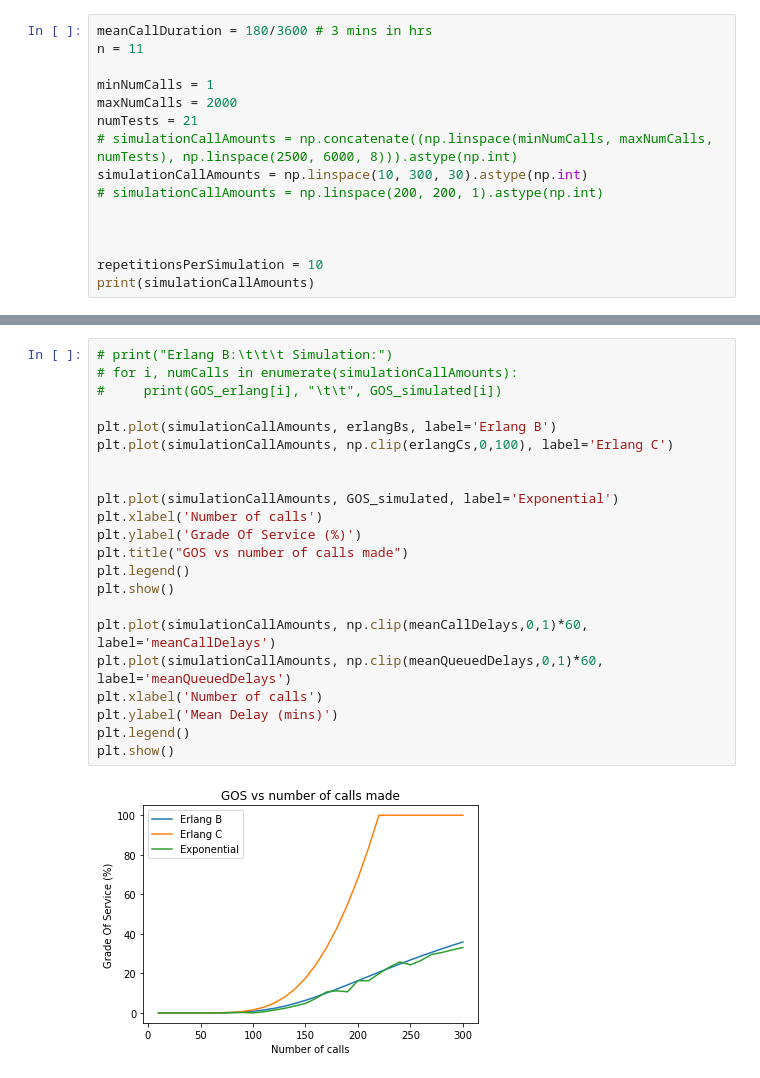
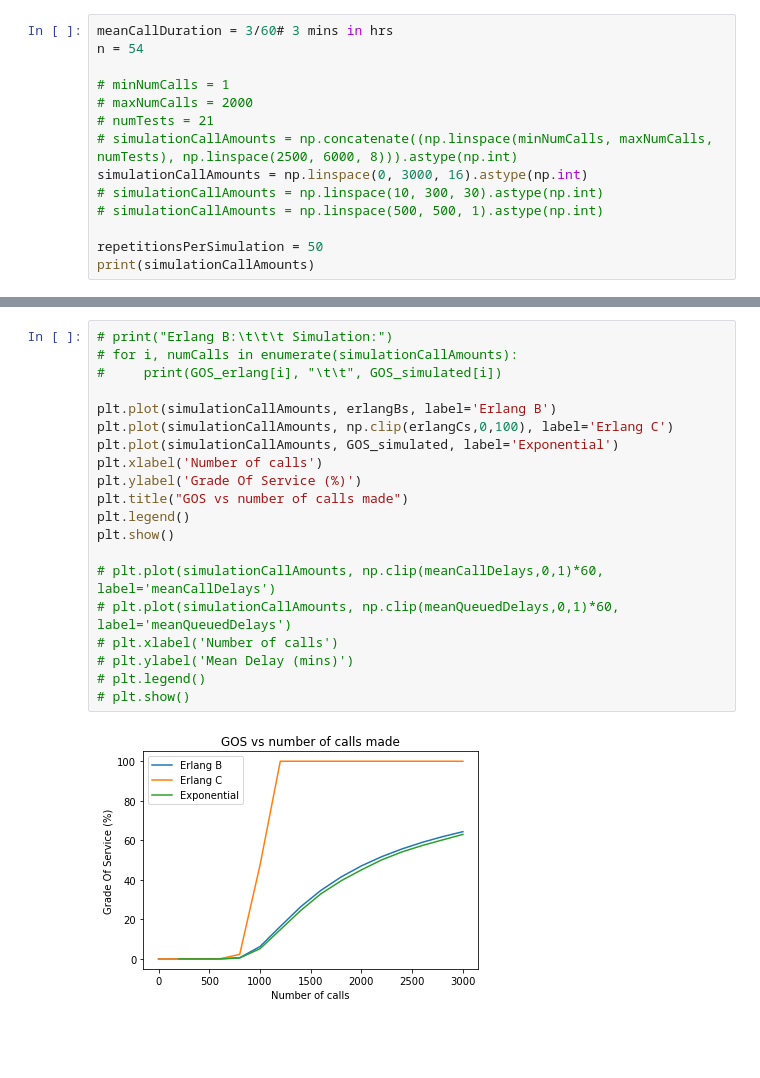
Before and after one commit to Paul-Kielty/Erlang_accuracy_MonteCarlo_simulations, a Jupyter notebook: erlang_b.ipynb, the cells around one changed output, grey strips where cells are left out. Drawn from its saved outputs; the diff is of its cells as text; blank space fills up the shorter version.

```diff
--- a/erlang_b.ipynb
+++ b/erlang_b.ipynb
@@ -69,16 +94,15 @@ def trafficSimulation(numChannels, numCalls, meanCallDuration, requeue=False):
 # %%
-meanCallDuration = 180/3600 # 3 mins in hrs
-n = 11
+meanCallDuration = 3/60# 3 mins in hrs
+n = 54
 
-minNumCalls = 1
-maxNumCalls = 2000
-numTests = 21
+# minNumCalls = 1
+# maxNumCalls = 2000
+# numTests = 21
 # simulationCallAmounts = np.concatenate((np.linspace(minNumCalls, maxNumCalls, numTests), np.linspace(2500, 6000, 8))).astype(np.int)
-simulationCallAmounts = np.linspace(10, 300, 30).astype(np.int)
-# simulationCallAmounts = np.linspace(200, 200, 1).astype(np.int)
+simulationCallAmounts = np.linspace(0, 3000, 16).astype(np.int)
+# simulationCallAmounts = np.linspace(10, 300, 30).astype(np.int)
+# simulationCallAmounts = np.linspace(500, 500, 1).astype(np.int)
 
-
-
-repetitionsPerSimulation = 10
+repetitionsPerSimulation = 50
 print(simulationCallAmounts)
 # %% [output]
@@ -133,24 +157,22 @@ for i, numCalls in enumerate(simulationCallAmounts):
 # %%
 # print("Erlang B:\t\t\t Simulation:")
 # for i, numCalls in enumerate(simulationCallAmounts):
 #     print(GOS_erlang[i], "\t\t", GOS_simulated[i])
 
 plt.plot(simulationCallAmounts, erlangBs, label='Erlang B')
 plt.plot(simulationCallAmounts, np.clip(erlangCs,0,100), label='Erlang C')
-
-
 plt.plot(simulationCallAmounts, GOS_simulated, label='Exponential')
 plt.xlabel('Number of calls')
 plt.ylabel('Grade Of Service (%)')
 plt.title("GOS vs number of calls made")
 plt.legend()
 plt.show()
 
-plt.plot(simulationCallAmounts, np.clip(meanCallDelays,0,1)*60, label='meanCallDelays')
-plt.plot(simulationCallAmounts, np.clip(meanQueuedDelays,0,1)*60, label='meanQueuedDelays')
-plt.xlabel('Number of calls')
-plt.ylabel('Mean Delay (mins)')
-plt.legend()
-plt.show()
+# plt.plot(simulationCallAmounts, np.clip(meanCallDelays,0,1)*60, label='meanCallDelays')
+# plt.plot(simulationCallAmounts, np.clip(meanQueuedDelays,0,1)*60, label='meanQueuedDelays')
+# plt.xlabel('Number of calls')
+# plt.ylabel('Mean Delay (mins)')
+# plt.legend()
+# plt.show()
 # %% [output]
-[figure, old version]
+[figure, new version]
```
Also changed, not shown: parts of 7 cells of this notebook.
